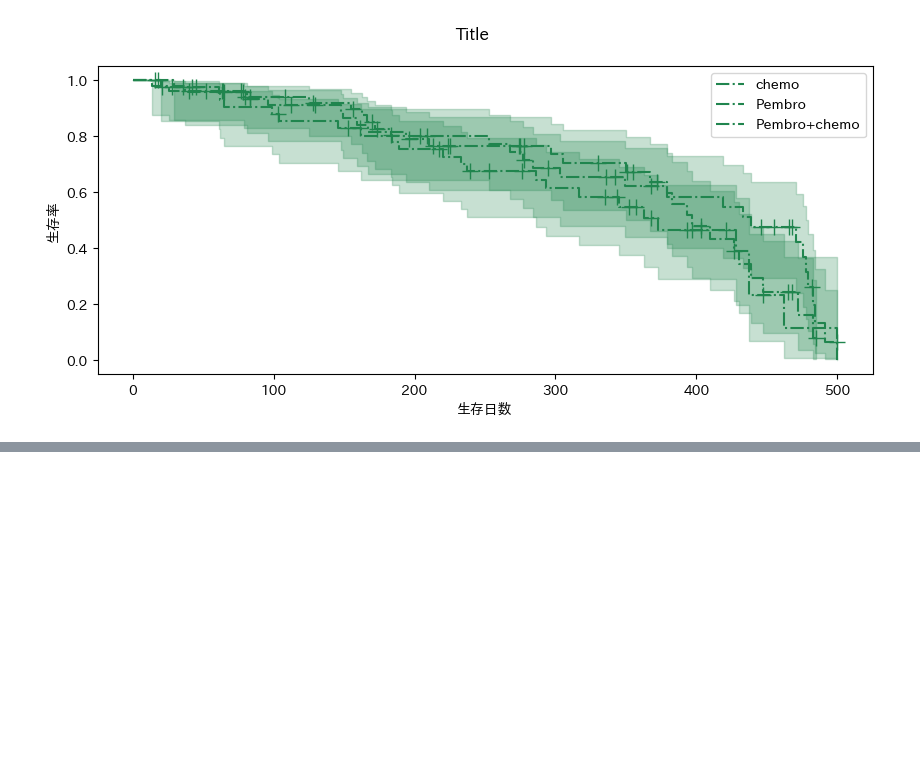
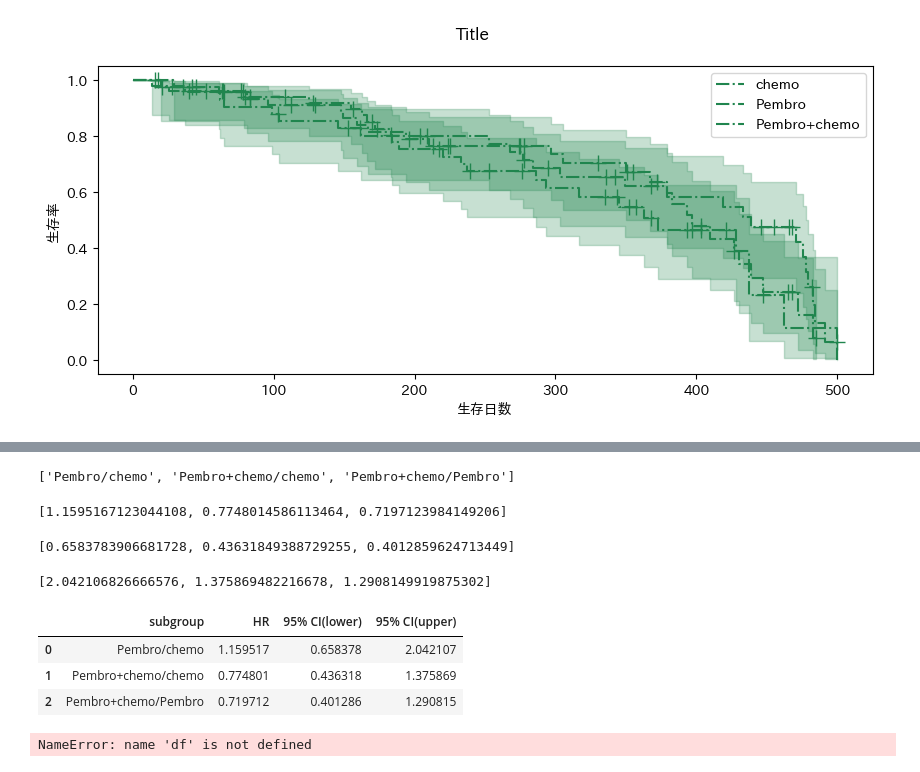
Before and after one commit to oceanvntp/KaplanMeier_curve_app, a Jupyter notebook: 設計用.ipynb, the cells around one changed output, grey strips where cells are left out. Saved outputs shown, nothing was run; the diff lists cells and outputs as text; code cells hidden in the pictures; blank space fills up the shorter version.

```diff
--- a/設計用.ipynb
+++ b/設計用.ipynb
@@ -98,0 +226,4 @@ draw_km(df_e, by_subgroup=True, color='gray')
+# %%
+df_le_ = df_le.drop('subgroup', axis=1)
+cph = CoxPHFitter()
+cph.fit(df_le_, 'duration', 'event')
@@ -98,0 +236,6 @@ draw_km(df_e, by_subgroup=True, color='gray')
+# %%
+combi = subgroup_combi[0]
+df_forcox = df_e[df_e['subgroup'].apply(lambda x: x in combi)]
+df_forcox['sub_label'] = df_forcox['subgroup'].apply(lambda x: combi.index(x) if x in combi else -1)
+df_forcox = df_forcox.drop('subgroup', axis=1)
+cph = cph.fit(df_forcox, 'duration', 'event')
@@ -98,0 +262,2 @@ draw_km(df_e, by_subgroup=True, color='gray')
+# %%
+name = combi[1]+'/'+combi[0]
@@ -98,0 +268,21 @@ draw_km(df_e, by_subgroup=True, color='gray')
+# %%
+names = []
+hrs = []
+cis_low = []
+cis_high = []
+for combi in subgroup_combi:
+    df_forcox = df_e[df_e['subgroup'].apply(lambda x: x in combi)]
+    df_forcox['sub_label'] = df_forcox['subgroup'].apply(lambda x: combi.index(x) if x in combi else -1)
+    df_forcox = df_forcox.drop('subgroup', axis=1)
+    cph = cph.fit(df_forcox, 'duration', 'event')
+    hr = cph.hazard_ratios_.item()
+    ci_low = np.exp(cph.confidence_intervals_.iloc[0,0])
+    ci_high = np.exp(cph.confidence_intervals_.iloc[0,1])
+    name = combi[1]+'/'+combi[0]
+
+    names.append(name)
+    hrs.append(hr)
+    cis_low.append(ci_low)
+    cis_high.append(ci_high)
+    df_cox = pd.DataFrame({'subgroup':names, 'HR':hrs,
+                           '95% CI(lower)':cis_low,'95% CI(upper)':cis_high})
@@ -98,0 +305,28 @@ draw_km(df_e, by_subgroup=True, color='gray')
+# %%
+names
+# %% [output]
+['Pembro/chemo', 'Pembro+chemo/chemo', 'Pembro+chemo/Pembro']
+# %%
+hrs
+# %% [output]
+[1.1595167123044108, 0.7748014586113464, 0.7197123984149206]
+# %%
+cis_low
+# %% [output]
+[0.6583783906681728, 0.43631849388729255, 0.4012859624713449]
+# %%
+cis_high
+# %% [output]
+[2.042106826666576, 1.375869482216678, 1.2908149919875302]
+# %%
+pd.DataFrame({'subgroup':names, 'HR':hrs,
+              '95% CI(lower)':cis_low,'95% CI(upper)':cis_high})
+# %% [output]
+|  | subgroup | HR | 95% CI(lower) | 95% CI(upper) |
+| 0 | Pembro/chemo | 1.159517 | 0.658378 | 2.042107 |
+| 1 | Pembro+chemo/chemo | 0.774801 | 0.436318 | 1.375869 |
+| 2 | Pembro+chemo/Pembro | 0.719712 | 0.401286 | 1.290815 |
+# %%
+df
+# %% [output]
+NameError: name 'df' is not defined
```
Also changed, not shown: parts of 23 cells of this notebook, 4 other files.
